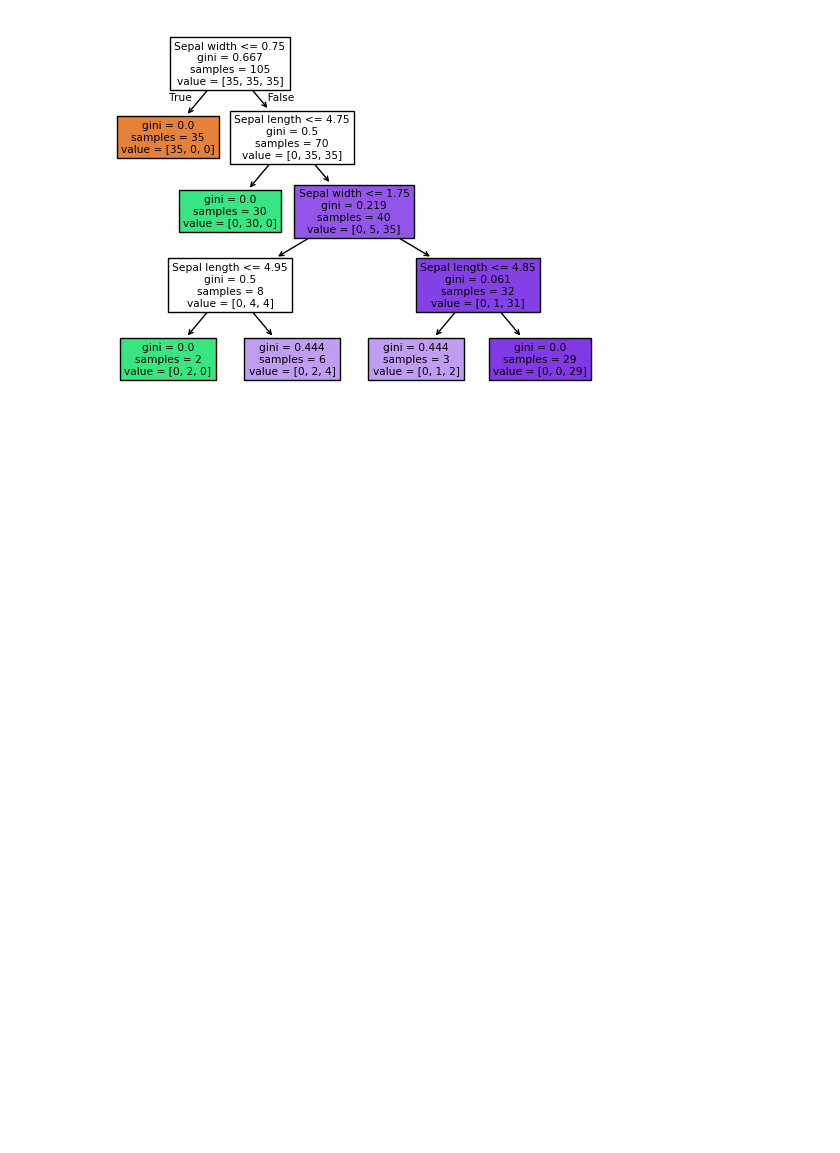
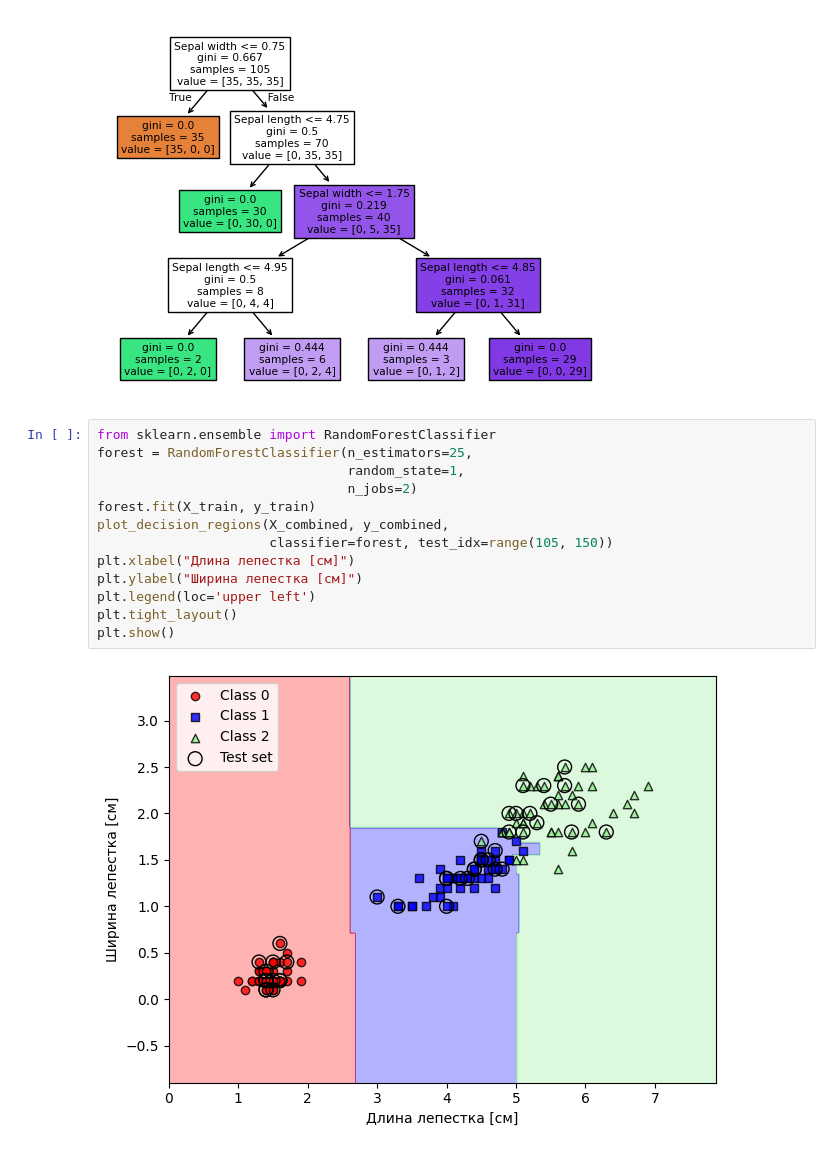
Before and after one commit to gCTRL26/ML_models, a Jupyter notebook: theory/many_models_from_book.ipynb, the cells around one changed output. Drawn from its saved outputs; the diff is of its cells as text; blank space fills up the shorter version.

```diff
--- a/Classification_models/many_models_from_book.ipynb
+++ b/theory/many_models_from_book.ipynb
@@ -269,3 +271,18 @@ tree.plot_tree(tree_model, feature_names=feature_names, filled=True)
 plt.show()
 # %% [output]
 [figure]
+# %%
+from sklearn.ensemble import RandomForestClassifier
+forest = RandomForestClassifier(n_estimators=25,
+                                random_state=1,
+                                n_jobs=2)
+forest.fit(X_train, y_train)
+plot_decision_regions(X_combined, y_combined,
+                      classifier=forest, test_idx=range(105, 150))
+plt.xlabel("Длина лепестка [см]")
+plt.ylabel("Ширина лепестка [см]")
+plt.legend(loc='upper left')
+plt.tight_layout()
+plt.show()
+# %% [output]
+[figure, added]
```
Also changed, not shown: parts of 8 cells of this notebook.
